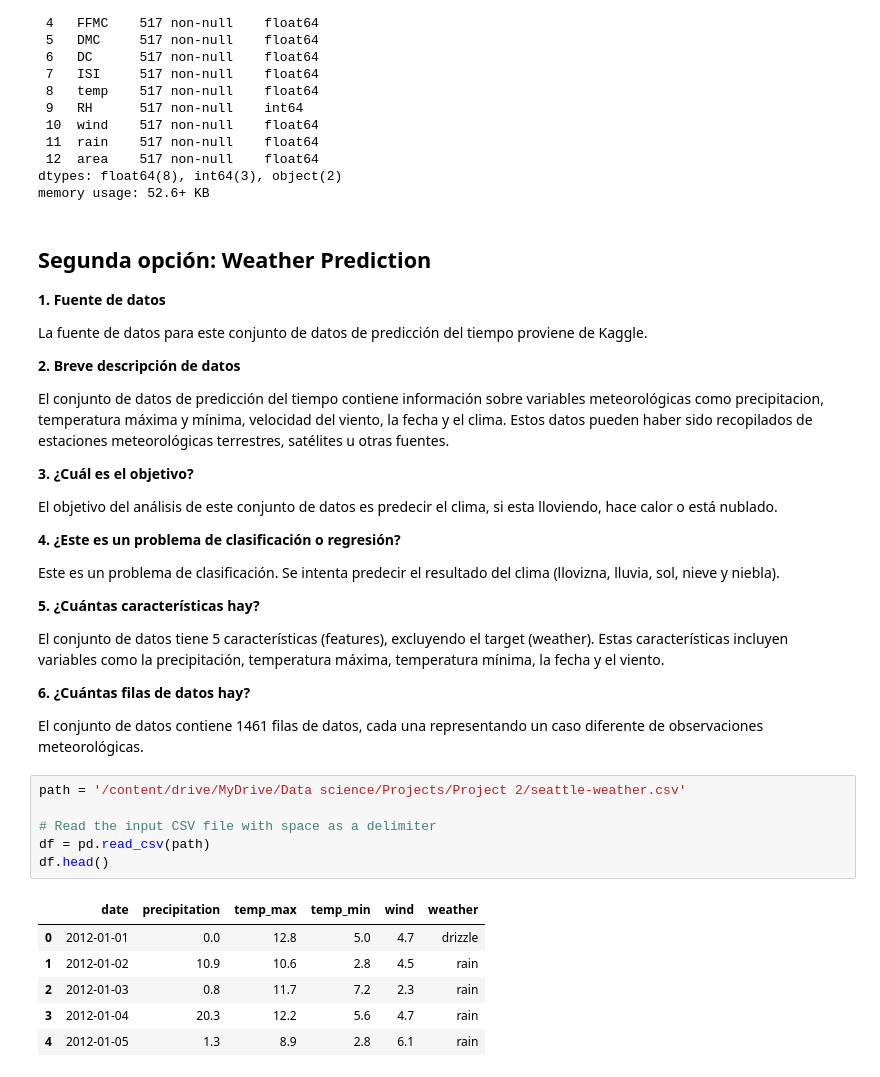
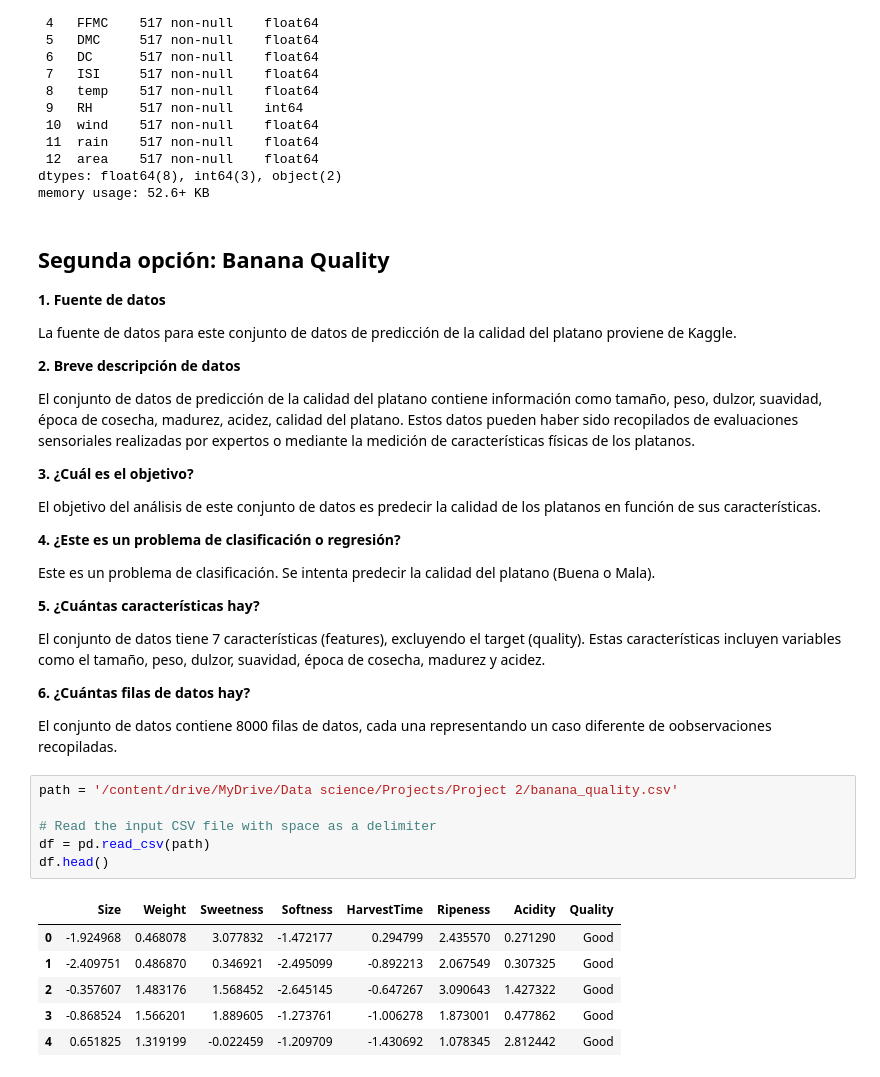
Before and after one commit to betsyvies/dry-beans, a Jupyter notebook: forest_fires.ipynb, the cells around one changed output. Drawn from its saved outputs; the diff is of its cells as text.

```diff
--- a/forest_fires.ipynb
+++ b/forest_fires.ipynb
@@ -78,44 +78,44 @@ Data columns (total 13 columns):
 dtypes: float64(8), int64(3), object(2)
 memory usage: 52.6+ KB
 # %% [markdown]
-## Segunda opción: Weather Prediction
+## Segunda opción: Banana Quality
 
 **1. Fuente de datos**
 
-La fuente de datos para este conjunto de datos de predicción del tiempo proviene de Kaggle.
+La fuente de datos para este conjunto de datos de predicción de la calidad del platano proviene de Kaggle.
 
 **2. Breve descripción de datos**
 
-El conjunto de datos de predicción del tiempo contiene información sobre variables meteorológicas como precipitacion, temperatura máxima y mínima, velocidad del viento, la fecha y el clima. Estos datos pueden haber sido recopilados de estaciones meteorológicas terrestres, satélites u otras fuentes.
+El conjunto de datos de predicción de la calidad del platano contiene información como tamaño, peso, dulzor, suavidad, época de cosecha, madurez, acidez, calidad del platano. Estos datos pueden haber sido recopilados de evaluaciones sensoriales realizadas por expertos o mediante la medición de características físicas de los platanos.
 
 **3. ¿Cuál es el objetivo?**
 
-El objetivo del análisis de este conjunto de datos es predecir el clima, si esta lloviendo, hace calor o está nublado.
+El objetivo del análisis de este conjunto de datos es predecir la calidad de los platanos en función de sus características.
 
 **4. ¿Este es un problema de clasificación o regresión?**
 
-Este es un problema de clasificación. Se intenta predecir  el resultado del clima (llovizna, lluvia, sol, nieve y niebla).
+Este es un problema de clasificación. Se intenta predecir la calidad del platano (Buena o Mala).
 
 **5. ¿Cuántas características hay?**
 
-El conjunto de datos tiene 5 características (features), excluyendo el target (weather). Estas características incluyen variables como la precipitación, temperatura máxima, temperatura mínima, la fecha y el viento.
+El conjunto de datos tiene 7 características (features), excluyendo el target (quality). Estas características incluyen variables como el tamaño, peso, dulzor, suavidad, época de cosecha, madurez y acidez.
 
 **6. ¿Cuántas filas de datos hay?**
 
-El conjunto de datos contiene 1461 filas de datos, cada una representando un caso diferente de observaciones meteorológicas.
+El conjunto de datos contiene 8000 filas de datos, cada una representando un caso diferente de oobservaciones recopiladas.
 # %%
-path = '/content/drive/MyDrive/Data science/Projects/Project 2/seattle-weather.csv'
+path = '/content/drive/MyDrive/Data science/Projects/Project 2/banana_quality.csv'
 
 # Read the input CSV file with space as a delimiter
 df = pd.read_csv(path)
 df.head()
 # %% [output]
-|  | date | precipitation | temp_max | temp_min | wind | weather |
-| 0 | 2012-01-01 | 0.0 | 12.8 | 5.0 | 4.7 | drizzle |
-| 1 | 2012-01-02 | 10.9 | 10.6 | 2.8 | 4.5 | rain |
-| 2 | 2012-01-03 | 0.8 | 11.7 | 7.2 | 2.3 | rain |
-| 3 | 2012-01-04 | 20.3 | 12.2 | 5.6 | 4.7 | rain |
-| 4 | 2012-01-05 | 1.3 | 8.9 | 2.8 | 6.1 | rain |
+|  | Size | Weight | Sweetness | Softness | HarvestTime | Ripeness | Acidity | Quality |
+| 0 | -1.924968 | 0.468078 | 3.077832 | -1.472177 | 0.294799 | 2.435570 | 0.271290 | Good |
+| 1 | -2.409751 | 0.486870 | 0.346921 | -2.495099 | -0.892213 | 2.067549 | 0.307325 | Good |
+| 2 | -0.357607 | 1.483176 | 1.568452 | -2.645145 | -0.647267 | 3.090643 | 1.427322 | Good |
+| 3 | -0.868524 | 1.566201 | 1.889605 | -1.273761 | -1.006278 | 1.873001 | 0.477862 | Good |
+| 4 | 0.651825 | 1.319199 | -0.022459 | -1.209709 | -1.430692 | 1.078345 | 2.812442 | Good |
 # %%
 df.info()
 # %% [output]
```
Also changed, not shown: parts of 2 cells of this notebook.
